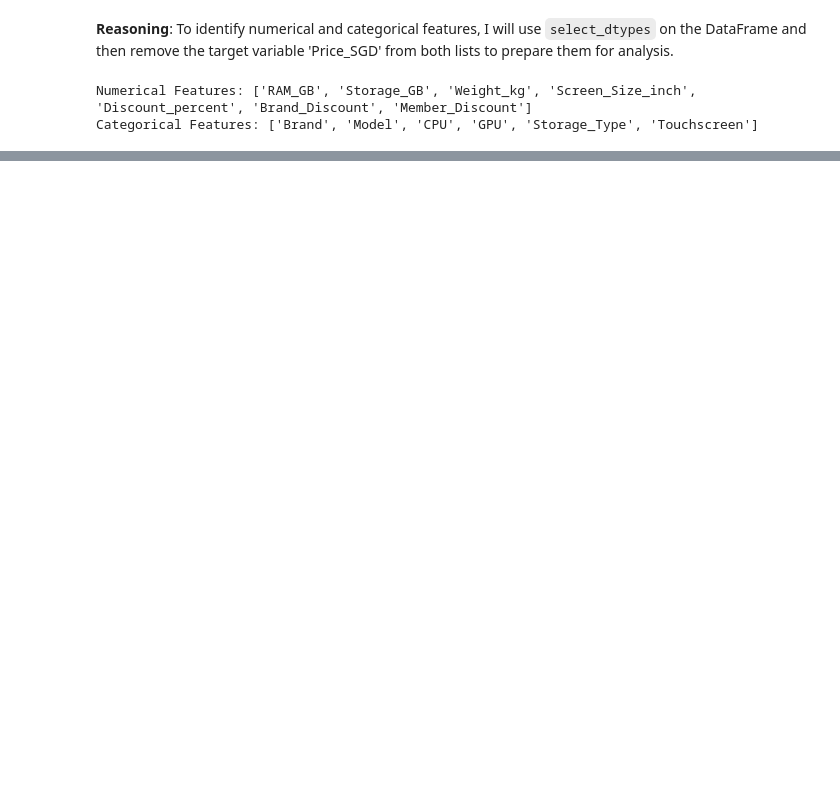
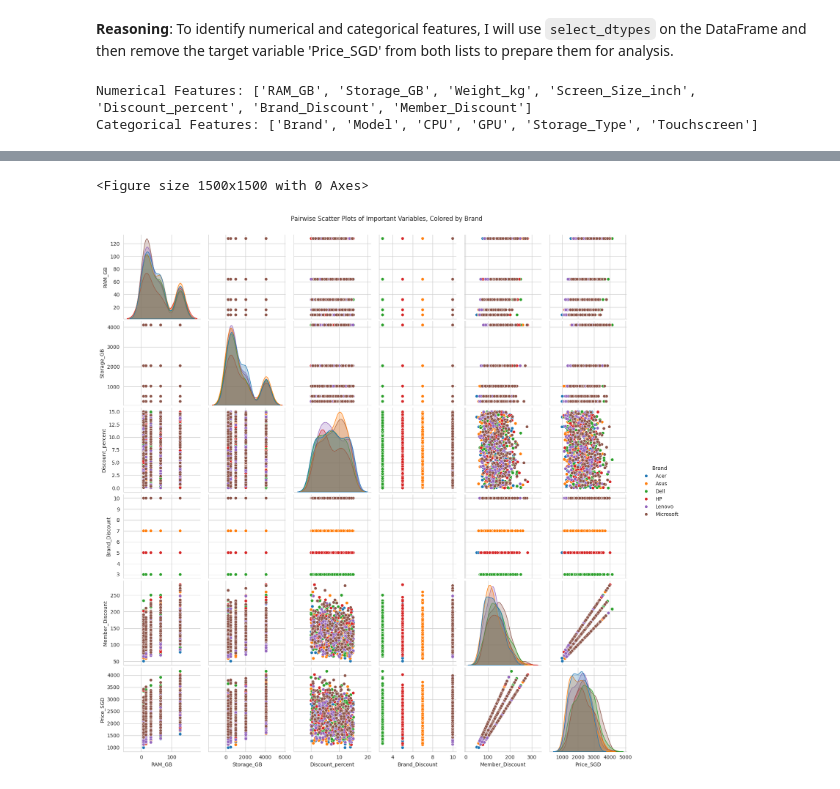
Before and after one commit to Jhonald73/TPproj_github, a Jupyter notebook: W2S2_Activities.ipynb, the cells around one changed output, grey strips where cells are left out. Cells and saved outputs as stored; diff of their text form; code cells hidden in the pictures; blank space fills up the shorter version.

```diff
--- a/W2S2_Activities.ipynb
+++ b/W2S2_Activities.ipynb
@@ -101,0 +147,21 @@ To visualize the relationship between each numerical feature and 'Price_SGD', I
+# %%
+import matplotlib.pyplot as plt
+import seaborn as sns
+
+# Define the subset of important features, including numerical and a categorical one for hue
+important_features_for_plot = [
+    'RAM_GB', 'Storage_GB', 'Discount_percent',
+    'Brand_Discount', 'Member_Discount', 'Price_SGD', 'Brand'
+]
+
+# Create a subset DataFrame
+df_important = df[important_features_for_plot]
+
+# Generate the pairplot with 'Brand' as hue
+plt.figure(figsize=(15, 15))
+sns.pairplot(df_important, hue='Brand', diag_kind='kde')
+plt.suptitle('Pairwise Scatter Plots of Important Variables, Colored by Brand', y=1.02)
+plt.show()
+# %% [output]
+<Figure size 1500x1500 with 0 Axes>
+[figure, added]
```
Also changed, not shown: parts of 41 cells of this notebook.
